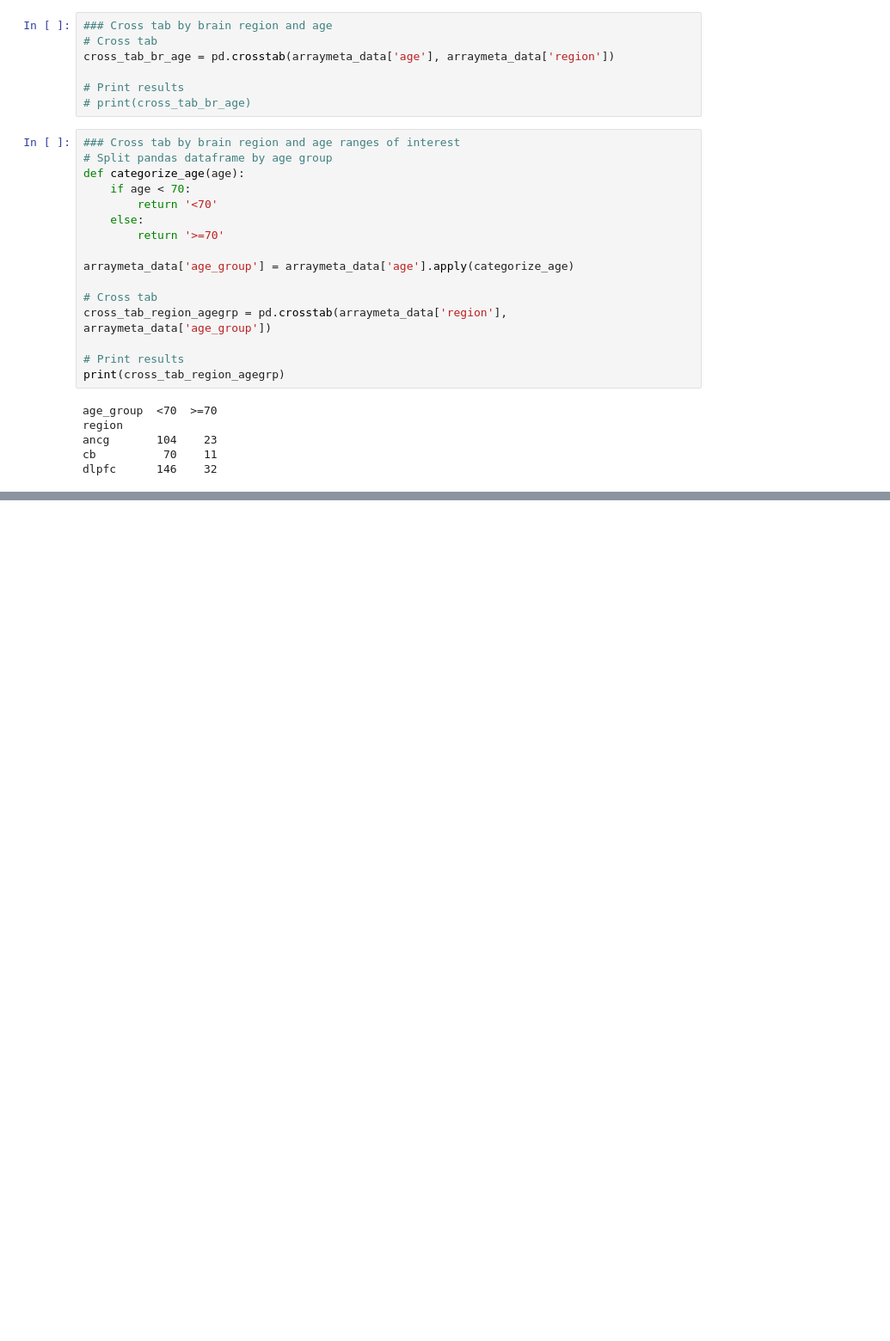
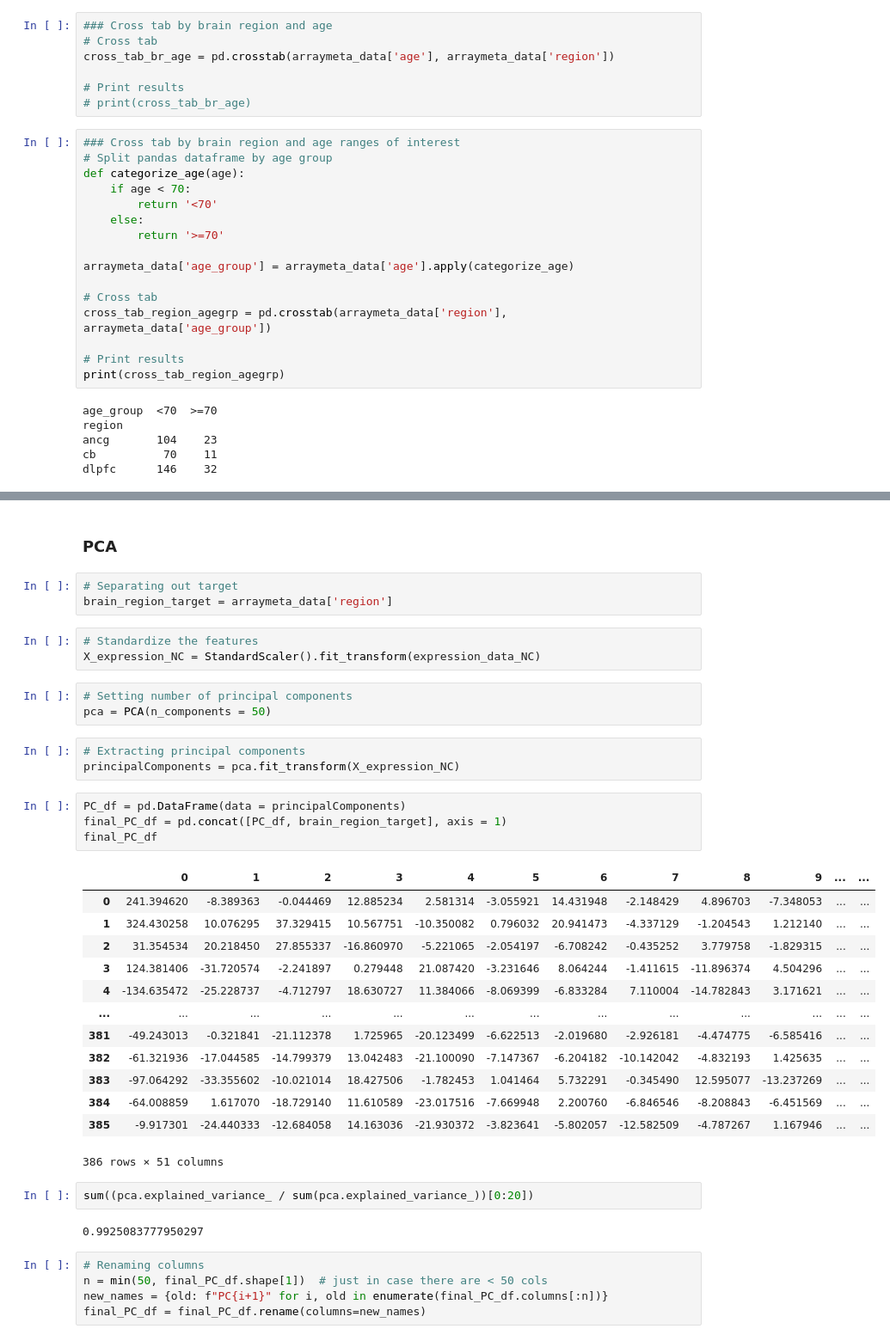
Before and after one commit to ChanChanMan18/STATS604_Project2, a Jupyter notebook: src/STATS604_Project1_chandle.ipynb, the cells around one changed output, grey strips where cells are left out. Shown at 86% size. Saved outputs shown, nothing was run; the diff lists cells and outputs as text; blank space fills up the shorter version.

```diff
--- a/src/STATS604_Project1_chandle.ipynb
+++ b/src/STATS604_Project1_chandle.ipynb
@@ -119,0 +114,41 @@ Important to note that we have much more data for the over 70 group than for the
+# %% [markdown]
+### PCA
+# %%
+# Separating out target
+brain_region_target = arraymeta_data['region']
+# %%
+# Standardize the features
+X_expression_NC = StandardScaler().fit_transform(expression_data_NC)
+# %%
+# Setting number of principal components
+pca = PCA(n_components = 50)
+# %%
+# Extracting principal components
+principalComponents = pca.fit_transform(X_expression_NC)
+# %%
+PC_df = pd.DataFrame(data = principalComponents)
+final_PC_df = pd.concat([PC_df, brain_region_target], axis = 1)
+final_PC_df
+# %% [output]
+|  | 0 | 1 | 2 | 3 | 4 | 5 | 6 | 7 | 8 | 9 | ... | ... |
+| 0 | 241.394620 | -8.389363 | -0.044469 | 12.885234 | 2.581314 | -3.055921 | 14.431948 | -2.148429 | 4.896703 | -7.348053 | ... | ... |
+| 1 | 324.430258 | 10.076295 | 37.329415 | 10.567751 | -10.350082 | 0.796032 | 20.941473 | -4.337129 | -1.204543 | 1.212140 | ... | ... |
+| 2 | 31.354534 | 20.218450 | 27.855337 | -16.860970 | -5.221065 | -2.054197 | -6.708242 | -0.435252 | 3.779758 | -1.829315 | ... | ... |
+| 3 | 124.381406 | -31.720574 | -2.241897 | 0.279448 | 21.087420 | -3.231646 | 8.064244 | -1.411615 | -11.896374 | 4.504296 | ... | ... |
+| 4 | -134.635472 | -25.228737 | -4.712797 | 18.630727 | 11.384066 | -8.069399 | -6.833284 | 7.110004 | -14.782843 | 3.171621 | ... | ... |
+| ... | ... | ... | ... | ... | ... | ... | ... | ... | ... | ... | ... | ... |
+| 381 | -49.243013 | -0.321841 | -21.112378 | 1.725965 | -20.123499 | -6.622513 | -2.019680 | -2.926181 | -4.474775 | -6.585416 | ... | ... |
+| 382 | -61.321936 | -17.044585 | -14.799379 | 13.042483 | -21.100090 | -7.147367 | -6.204182 | -10.142042 | -4.832193 | 1.425635 | ... | ... |
+| 383 | -97.064292 | -33.355602 | -10.021014 | 18.427506 | -1.782453 | 1.041464 | 5.732291 | -0.345490 | 12.595077 | -13.237269 | ... | ... |
+| 384 | -64.008859 | 1.617070 | -18.729140 | 11.610589 | -23.017516 | -7.669948 | 2.200760 | -6.846546 | -8.208843 | -6.451569 | ... | ... |
+| 385 | -9.917301 | -24.440333 | -12.684058 | 14.163036 | -21.930372 | -3.823641 | -5.802057 | -12.582509 | -4.787267 | 1.167946 | ... | ... |
+386 rows × 51 columns
+# %%
+sum((pca.explained_variance_ / sum(pca.explained_variance_))[0:20])
+# %% [output]
+0.9925083777950297
+# %%
+# Renaming columns
+n = min(50, final_PC_df.shape[1])  # just in case there are < 50 cols
+new_names = {old: f"PC{i+1}" for i, old in enumerate(final_PC_df.columns[:n])}
+final_PC_df = final_PC_df.rename(columns=new_names)
```
Also changed, not shown: parts of 13 cells of this notebook.
